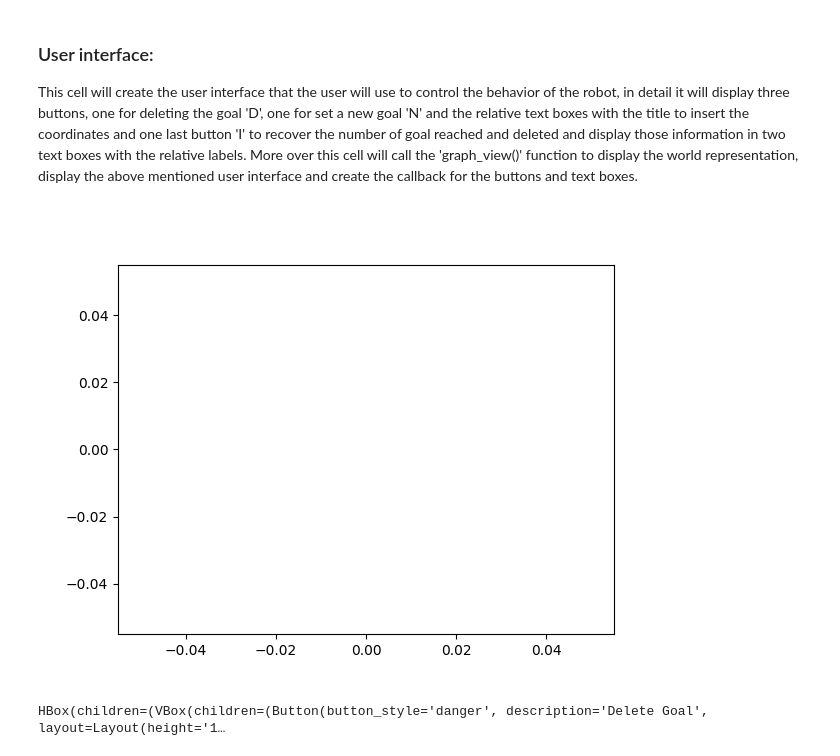
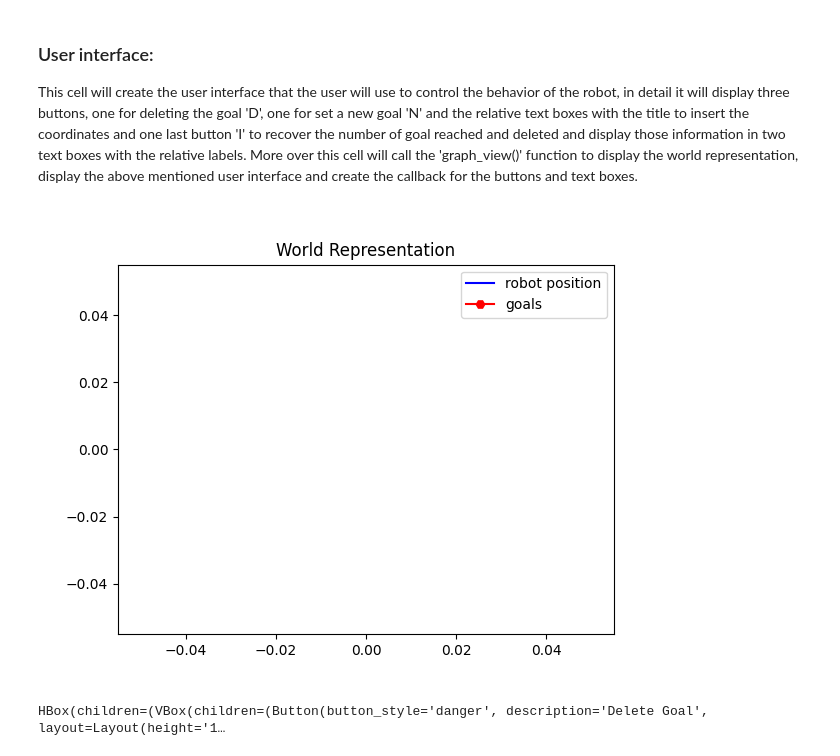
Before and after one commit to jek97/Mobile-robot-control, a Jupyter notebook: jupyper/Mobile robot control.ipynb, the cells around one changed output. Saved outputs shown, nothing was run; the diff lists cells and outputs as text; code cells hidden in the pictures.

```diff
--- a/jupyper/Mobile robot control.ipynb
+++ b/jupyper/Mobile robot control.ipynb
@@ -48,25 +48,35 @@ class Visualizer:
 
     def __init__(self):
         self.fig, self.ax = plt.subplots()
-        self.ln_r = plt.plot([], [], label = 'robot position', color = 'blue')
-        self.ln_g = plt.plot([], [], marker = 'H', label = 'goals', color = 'red')
         self.x_data, self.y_data = [], []
         self.x_goal, self.y_goal = [], []
+        self.ln_r, = plt.plot([], [], label = 'robot position', color = 'blue')
+        self.ln_g, = plt.plot([], [], marker = 'H', label = 'goals', color = 'red')
+        self.ax.set_title('World Representation')
+        self.ax.legend()
+        self.i = 0
 
     def plot_init(self):
         self.ax.set_xlim(-10, 10)
         self.ax.set_ylim(-10, 10)
-        return self.ln
+        return self.ln_r, self.ln_g
 
     def odom_cb(self, msg):
-        self.x_data.append(round(msg.pose.pose.position.x, 2))
-        self.y_data.append(round(msg.pose.pose.position.y, 2))
+        if (len(self.x_data) <= 30):
+            self.x_data.append(round(msg.pose.pose.position.x, 2))
+            self.y_data.append(round(msg.pose.pose.position.y, 2))
+        else:
+            self.x_data[self.i] = round(msg.pose.pose.position.x, 2)
+            self.y_data[self.i] = round(msg.pose.pose.position.y, 2)
+            self.i += 1
+            if (self.i == 30):
+                self.i = 0
 
     def goal_update(self, ngoal_x, ngoal_y):
         self.x_goal.append(ngoal_x)
         self.y_goal.append(ngoal_y)
 
-    def update_plot(self, frame):
+    def refresh_plot(self, frame):
         self.ln_r.set_data(self.x_data, self.y_data)
         self.ln_g.set_data(self.x_goal, self.y_goal)
         return self.ln_r, self.ln_g
@@ -209,33 +219,33 @@ UI = VBox([D, HBox([N, Gxy]), HBox([I, Grd])])
 
 # info box for the closer obstacle:
 # name:
 Co_n = widgets.Text(value = 'closer obstacle', disabled = True, layout = L3)
 Cod_n = widgets.Text(value = 'dist', disabled = True, layout = L2)
 Coa_n = widgets.Text(value = 'angle', disabled = True, layout = L2)
 # data:
 Cod = widgets.FloatText(value = '0.00', disabled = True, layout = L2, continuous_update = True)
 Coa = widgets.FloatText(value = '0.00', disabled = True, layout = L2, continuous_update = True)
 # combination:
 Cod_c = VBox([Cod_n, Cod])
 Coa_c = VBox([Coa_n, Coa])
 Coda_c = HBox([Cod_c, Coa_c])
 Coda = VBox([Co_n, Coda_c])
 
 # combine UI and IM and print:
 CUI = HBox([UI, Coda])
 
 # plot:
-ani = FuncAnimation(vis.fig, vis.update_plot, init_func = vis.plot_init, blit = True, save_count = 10)
+ani = FuncAnimation(vis.fig, vis.refresh_plot, init_func=vis.plot_init, cache_frame_data=False)
 plt.show(block = True)
 
 display(CUI)
 
 # callbacks:
 D.on_click(D_cb)
 N.on_click(N_cb)
 Gx.observe(NGx_cb, names = 'value')
 Gy.observe(NGy_cb, names = 'value')
 I.on_click(I_cb)
 # %% [output]
-[figure, old version]
+[figure, new version]
 HBox(children=(VBox(children=(Button(button_style='danger', description='Delete Goal', layout=Layout(height='1…
```
Also changed, not shown: parts of 1 cell of this notebook.
